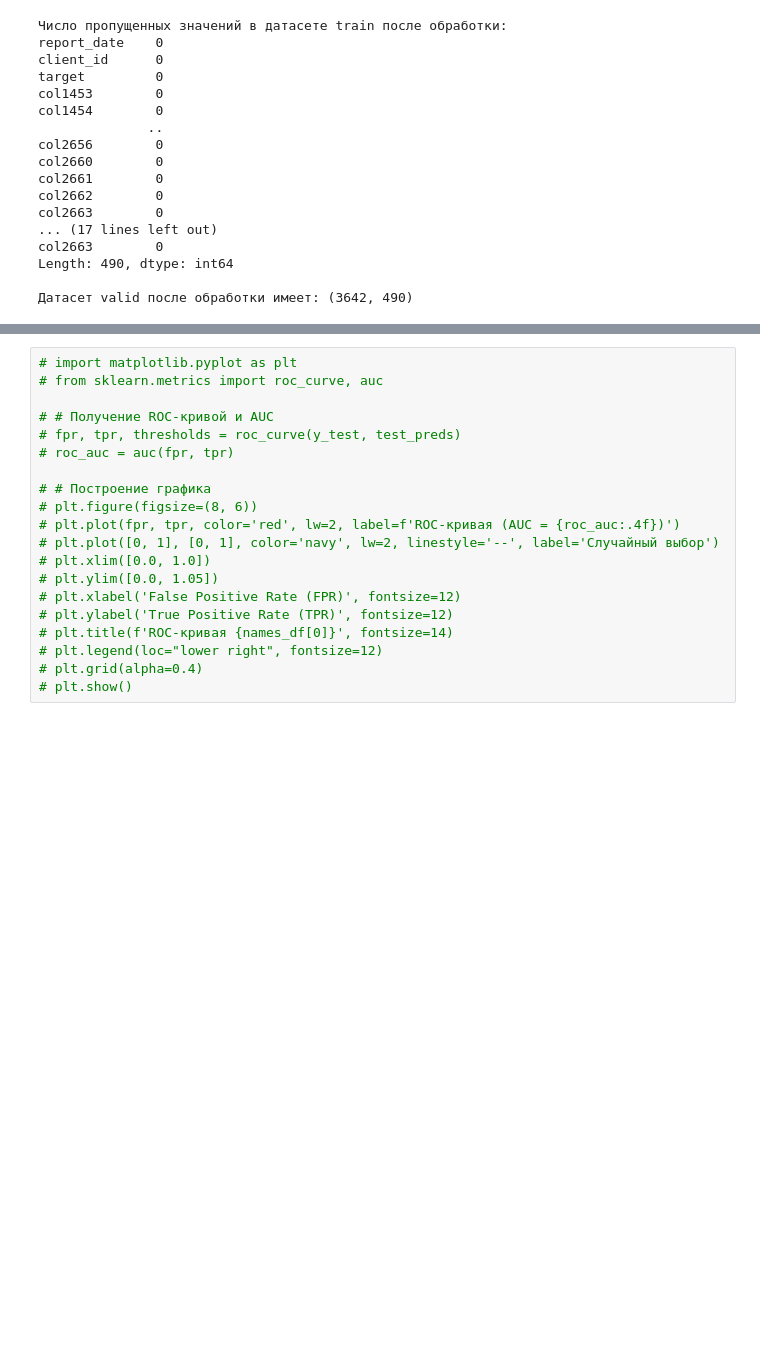
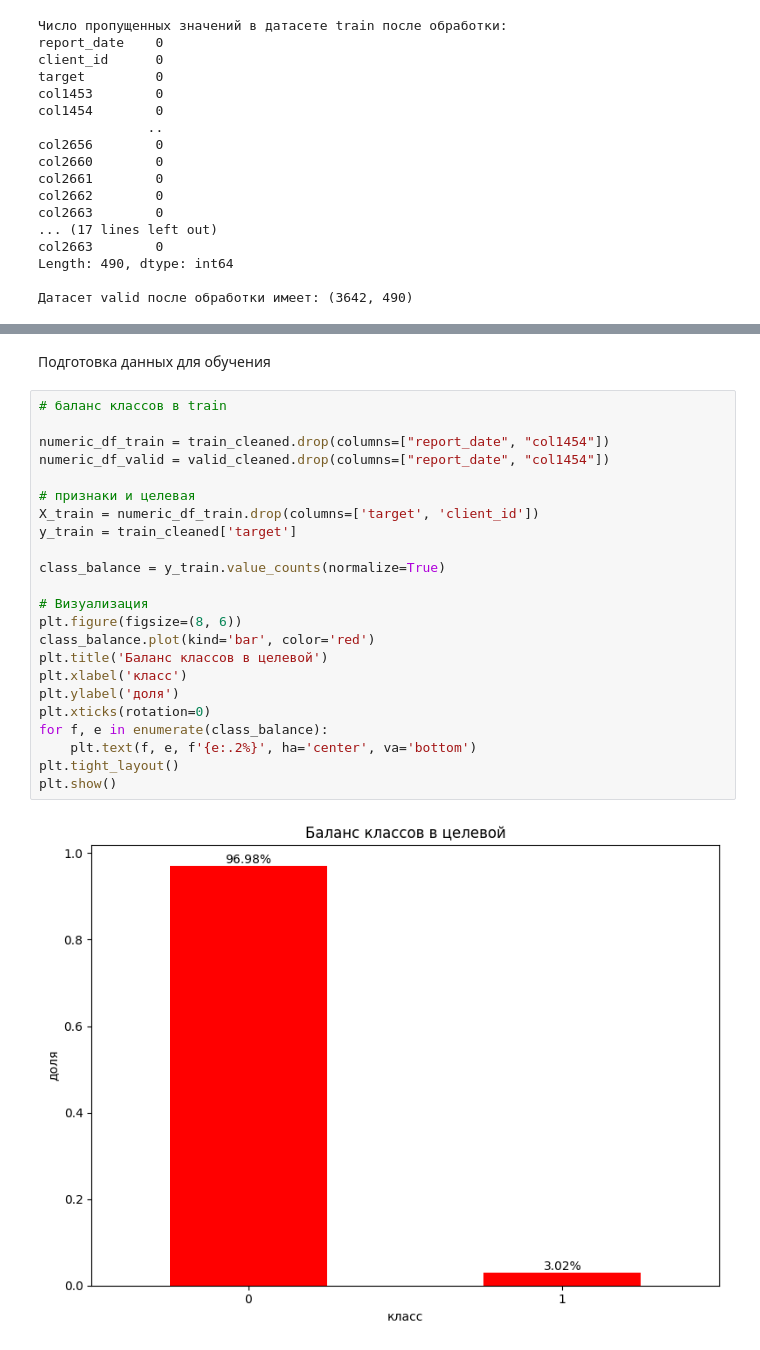
Before and after one commit to pogodaa/second_intensiv_predict_dataset_ot_samolyta, a Jupyter notebook: main.ipynb, the cells around one changed output, grey strips where cells are left out. Drawn from its saved outputs; the diff is of its cells as text; blank space fills up the shorter version.

```diff
--- a/main.ipynb
+++ b/main.ipynb
@@ -342,20 +290,27 @@ for i, elem in enumerate(arr_updt):
-# %%
-# import matplotlib.pyplot as plt
-# from sklearn.metrics import roc_curve, auc
-
-# # Получение ROC-кривой и AUC
-# fpr, tpr, thresholds = roc_curve(y_test, test_preds)
-# roc_auc = auc(fpr, tpr)
-
-# # Построение графика
-# plt.figure(figsize=(8, 6))
-# plt.plot(fpr, tpr, color='red', lw=2, label=f'ROC-кривая (AUC = {roc_auc:.4f})')
-# plt.plot([0, 1], [0, 1], color='navy', lw=2, linestyle='--', label='Случайный выбор')
-# plt.xlim([0.0, 1.0])
-# plt.ylim([0.0, 1.05])
-# plt.xlabel('False Positive Rate (FPR)', fontsize=12)
-# plt.ylabel('True Positive Rate (TPR)', fontsize=12)
-# plt.title(f'ROC-кривая {names_df[0]}', fontsize=14)
-# plt.legend(loc="lower right", fontsize=12)
-# plt.grid(alpha=0.4)
-# plt.show()
+# %% [markdown]
+Подготовка данных для обучения
+# %%
+# баланс классов в train
+
+numeric_df_train = train_cleaned.drop(columns=["report_date", "col1454"])
+numeric_df_valid = valid_cleaned.drop(columns=["report_date", "col1454"])
+
+# признаки и целевая
+X_train = numeric_df_train.drop(columns=['target', 'client_id'])
+y_train = train_cleaned['target']
+
+class_balance = y_train.value_counts(normalize=True)
+
+# Визуализация
+plt.figure(figsize=(8, 6))
+class_balance.plot(kind='bar', color='red')
+plt.title('Баланс классов в целевой')
+plt.xlabel('класс')
+plt.ylabel('доля')
+plt.xticks(rotation=0)
+for f, e in enumerate(class_balance):
+    plt.text(f, e, f'{e:.2%}', ha='center', va='bottom')
+plt.tight_layout()
+plt.show()
+# %% [output]
+[figure, added]
```
Also changed, not shown: parts of 8 cells of this notebook, 4 other files.
